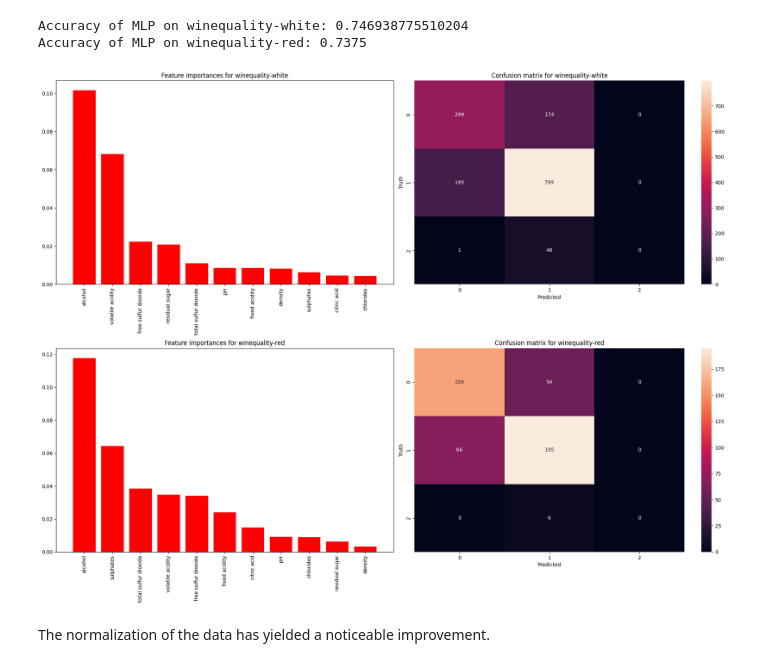
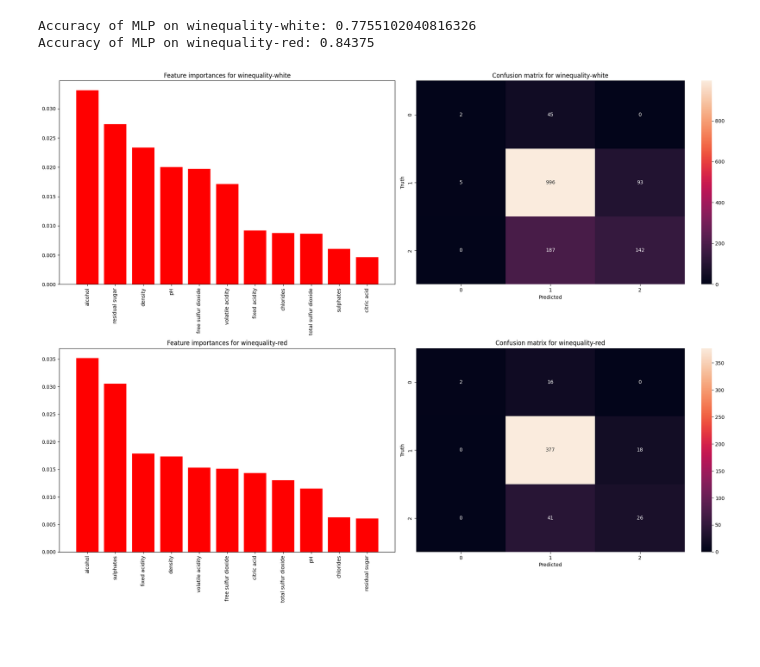
Before and after one commit to Qubi0-0/wine-classifier, a Jupyter notebook: MLP.ipynb, the cells around one changed output. Drawn from its saved outputs; the diff is of its cells as text; code cells hidden in the pictures; blank space fills up the shorter version.

```diff
--- a/MLP.ipynb
+++ b/MLP.ipynb
@@ -18,14 +18,13 @@ fig, axs = plt.subplots(len(datasets), 2, figsize=(20, 15))
 for i, (dataset_name, df) in enumerate(datasets.items()):
     X = df.iloc[:, :-1]
     y = df.iloc[:, -1]
-    bins = [0, 5, 7, 10]
+    bins = [0, 4, 6, 10]
     labels = [1, 2, 3]
     y = pd.cut(y, bins=bins, labels=labels)
 
     X_train, X_test, y_train, y_test = train_test_split(X, y, test_size=0.3, random_state=42)
 
-    clf = MLPClassifier(hidden_layer_sizes=(100,3), max_iter=2000, random_state=42)  # Set the hidden layer sizes and max iterations
-
+    clf = MLPClassifier(hidden_layer_sizes=(100), max_iter=4000, random_state=42)
     clf.fit(X_train, y_train)
 
     y_pred = clf.predict(X_test)
@@ -66,13 +69,13 @@ for i, (dataset_name, df) in enumerate(datasets.items()):
         selected_columns = ["alcohol", "free sulfur dioxide", "total sulfur dioxide", "volatile acidity"]
     X = df[selected_columns]
     y = df.iloc[:, -1]
-    bins = [0, 5, 7, 10]
+    bins = [0, 4, 6, 10]
     labels = [1, 2, 3]
     y = pd.cut(y, bins=bins, labels=labels)
 
     X_train, X_test, y_train, y_test = train_test_split(X, y, test_size=0.3, random_state=42)
 
-    clf = MLPClassifier(hidden_layer_sizes=(100,3), max_iter=2000, random_state=42)  # Set the hidden layer sizes and max iterations
+    clf = MLPClassifier(hidden_layer_sizes=(100), max_iter=4000, random_state=42)
 
     clf.fit(X_train, y_train)
 
@@ -128,48 +131,46 @@ fig, axs = plt.subplots(len(datasets), 2, figsize=(20, 15))
 for i, (dataset_name, df) in enumerate(datasets.items()):
     X = df.iloc[:, :-1]
     y = df.iloc[:, -1]
-    bins = [0, 5, 7, 10]
+    bins = [0, 4, 6, 10]
     labels = [1, 2, 3]
     y = pd.cut(y, bins=bins, labels=labels)
 
     scaler = MinMaxScaler()
     X = scaler.fit_transform(X)
-    X = pd.DataFrame(X, columns=df.columns[:-1])  # Convert X back to DataFrame
+    X = pd.DataFrame(X, columns=df.columns[:-1])
 
     X_train, X_test, y_train, y_test = train_test_split(X, y, test_size=0.3, random_state=42)
 
-    clf = MLPClassifier(hidden_layer_sizes=(100,3), max_iter=2000, random_state=42)  # Set the hidden layer sizes and max iterations
+    clf = MLPClassifier(hidden_layer_sizes=(100), max_iter=4000, random_state=42)
 
     clf.fit(X_train, y_train)
 
     y_pred = clf.predict(X_test)
 
     accuracy = accuracy_score(y_test, y_pred)
 
     print(f"Accuracy of MLP on {dataset_name}: {accuracy}")
 
     scores = cross_val_score(clf, X, y, cv=5)
 
     result = permutation_importance(clf, X, y, n_repeats=10, random_state=42)
     importances = result.importances_mean
     indices = np.argsort(importances)[::-1]
 
     axs[i, 0].bar(range(X.shape[1]), importances[indices], color="r", align="center")
     axs[i, 0].set_xticks(range(X.shape[1]))
     axs[i, 0].set_xticklabels(X.columns[indices], rotation='vertical')
     axs[i, 0].set_xlim([-1, X.shape[1]])
     axs[i, 0].set_title(f"Feature importances for {dataset_name}")
 
     cm = confusion_matrix(y_test, y_pred)
     sns.heatmap(cm, annot=True, fmt='d', ax=axs[i, 1])
     axs[i, 1].set_xlabel('Predicted')
     axs[i, 1].set_ylabel('Truth')
     axs[i, 1].set_title(f"Confusion matrix for {dataset_name}")
 
 plt.tight_layout()
 # %% [output]
-Accuracy of MLP on winequality-white: 0.746938775510204
-Accuracy of MLP on winequality-red: 0.7375
+Accuracy of MLP on winequality-white: 0.7755102040816326
+Accuracy of MLP on winequality-red: 0.84375
-[figure, old version]
+[figure, new version]
-# %% [markdown]
-The normalization of the data has yielded a noticeable improvement.
```
Also changed, not shown: parts of 11 cells of this notebook, 1 other file.
